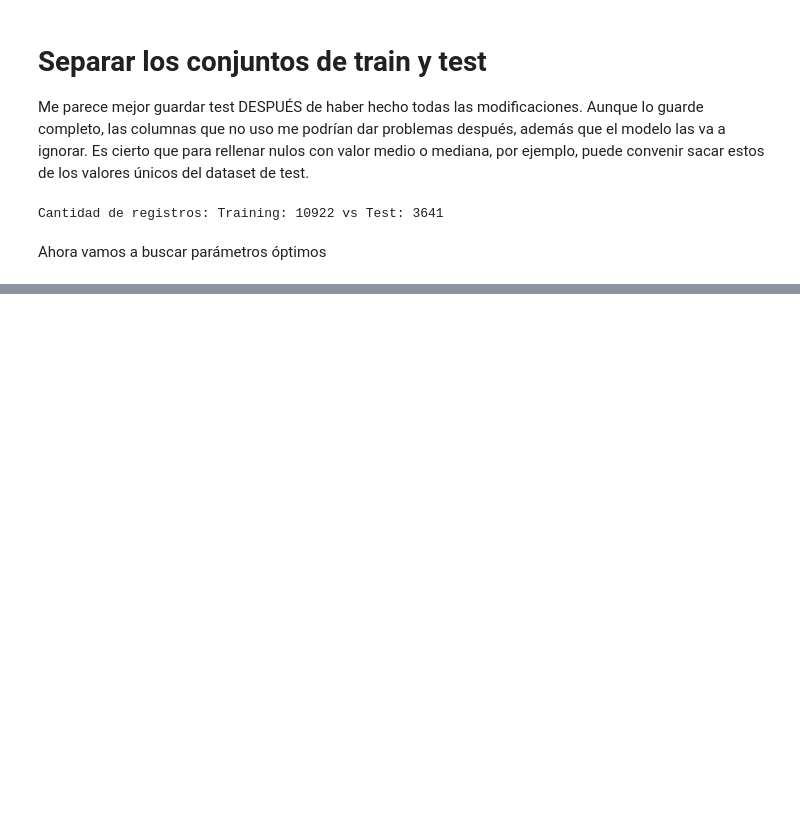
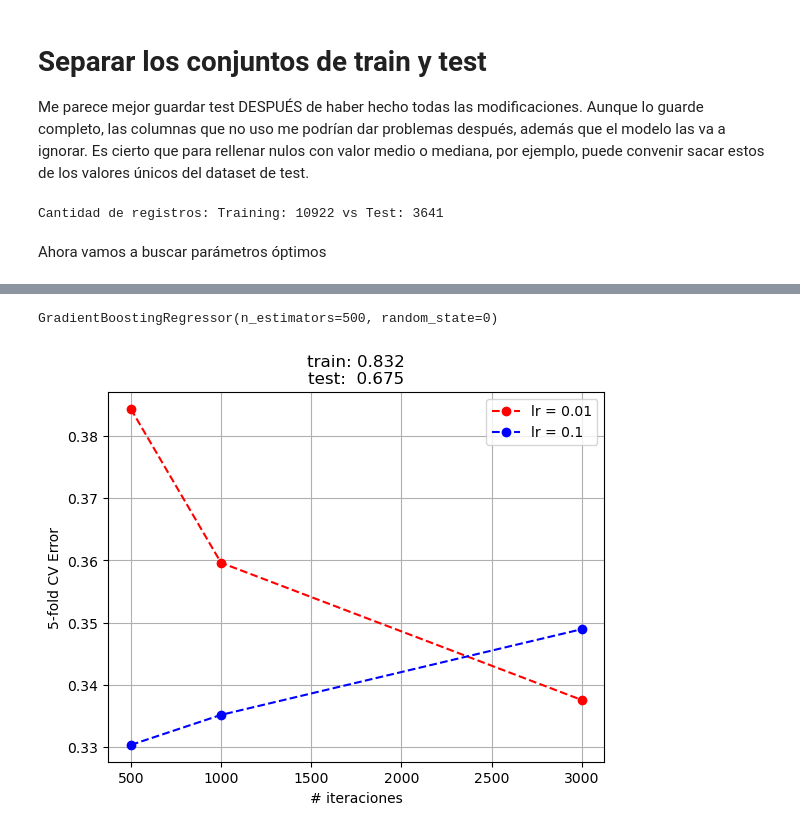
Before and after one commit to alamador91/kc_entrega_machine_learning, a Jupyter notebook: practica.ipynb, the cells around one changed output, grey strips where cells are left out. Saved outputs shown, nothing was run; the diff lists cells and outputs as text; code cells hidden in the pictures; blank space fills up the shorter version.

```diff
--- a/practica.ipynb
+++ b/practica.ipynb
@@ -378,0 +438,3 @@ You can try to debug the error by setting error_score='raise'.
+# %%
+X_test = X_test.fillna(X_test.mean())
+X_test.isnull().any()
@@ -378,0 +534,11 @@ You can try to debug the error by setting error_score='raise'.
+# %%
+from sklearn.ensemble import GradientBoostingRegressor
+
+n_iterations = [500, 1000, 3000]
+learningRate = [0.01, 0.1]
+
+param_grid = {'n_estimators': n_iterations,'learning_rate':learningRate }
+grid = GridSearchCV(GradientBoostingRegressor(random_state=0, max_depth=3), param_grid=param_grid, cv = 5, verbose=2)
+grid.fit(X_train, y_train)
+print("best mean cross-validation score: {:.3f}".format(grid.best_score_))
+print("best parameters: {}".format(grid.best_params_))
@@ -378,0 +563,23 @@ You can try to debug the error by setting error_score='raise'.
+# %%
+mejor_niter = grid.best_params_['n_estimators']
+mejor_lrate = grid.best_params_['learning_rate']
+
+
+gradreg = GradientBoostingRegressor(random_state=0, max_depth=3,learning_rate=mejor_lrate, n_estimators=mejor_niter)
+gradreg.fit(X_train,y_train)
+# %% [output]
+GradientBoostingRegressor(n_estimators=500, random_state=0)
+# %%
+error = 1-grid.cv_results_['mean_test_score'].reshape(len(learningRate),len(n_iterations))
+colors = ['r','b','g','k','m']
+for i,lr in enumerate(learningRate):
+    plt.plot(n_iterations,error[i,:],colors[i] + '--o',label='lr = %g'%lr)
+
+plt.legend()
+plt.xlabel('# iteraciones')
+plt.ylabel('5-fold CV Error')
+plt.title('train: %0.3f\ntest:  %0.3f'%(gradreg.score(X_train,y_train),gradreg.score(X_test,y_test)))
+plt.grid()
+plt.show()
+# %% [output]
+[figure, added]
```
Also changed, not shown: parts of 22 cells of this notebook.
